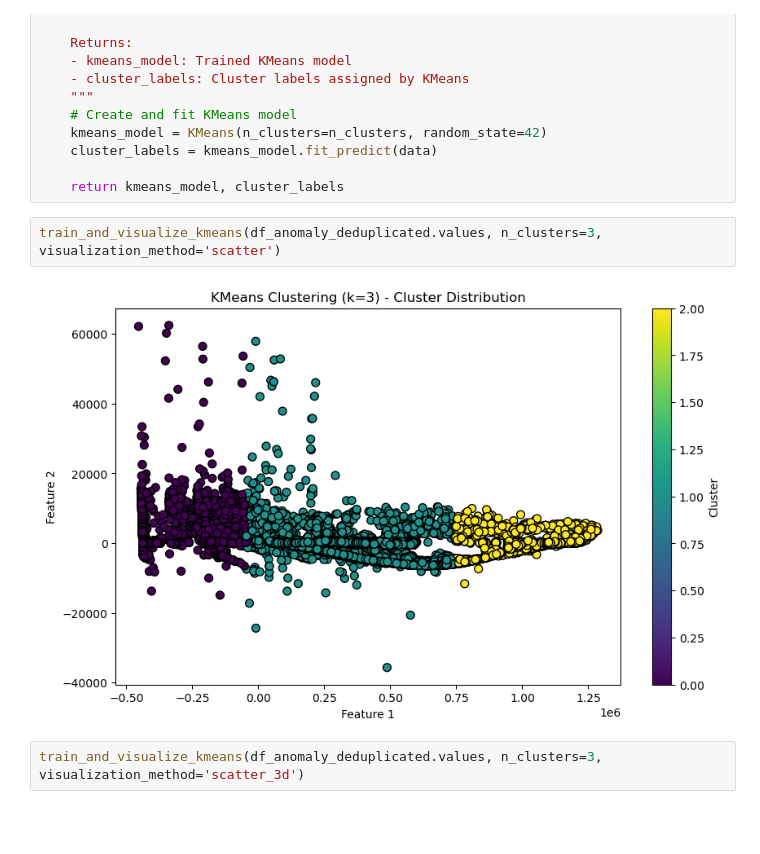
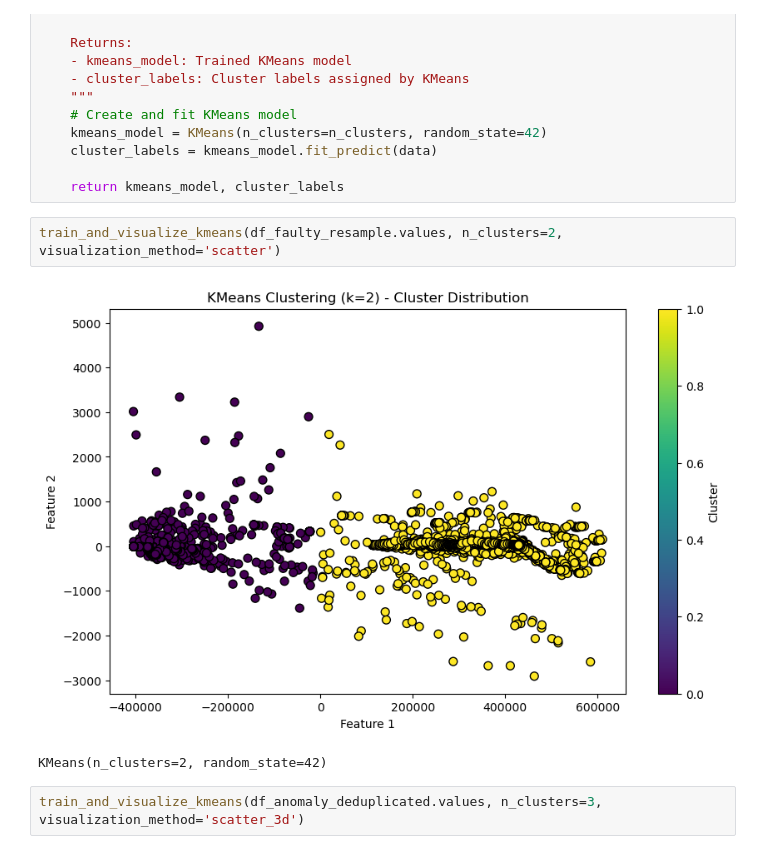
Before and after one commit to adilmukhtar-tugraz/fdd-buildings, a Jupyter notebook: Cluster Analysis.ipynb, the cells around one changed output. Drawn from its saved outputs; the diff is of its cells as text; blank space fills up the shorter version.

Commit message:
clustering analysis, kmeans, dbscan

```diff
--- a/Cluster Analysis.ipynb
+++ b/Cluster Analysis.ipynb
@@ -250,9 +264,10 @@ def train_kmeans(data, n_clusters=3):
 
     return kmeans_model, cluster_labels
 # %%
-train_and_visualize_kmeans(df_anomaly_deduplicated.values, n_clusters=3, visualization_method='scatter')
+train_and_visualize_kmeans(df_faulty_resample.values, n_clusters=2, visualization_method='scatter')
 # %% [output]
-[figure, old version]
+[figure, new version]
+KMeans(n_clusters=2, random_state=42)
 # %%
 train_and_visualize_kmeans(df_anomaly_deduplicated.values, n_clusters=3, visualization_method='scatter_3d')
 # %% [output]
```
Also changed, not shown: parts of 12 cells of this notebook, 3 other files.
